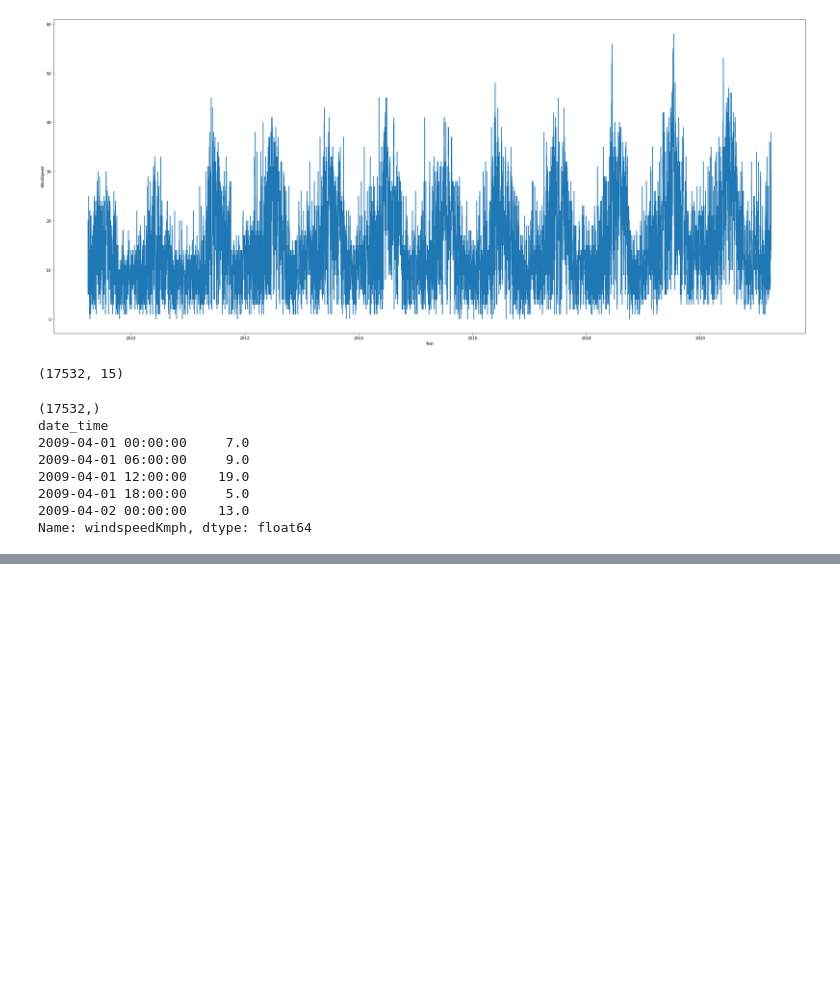
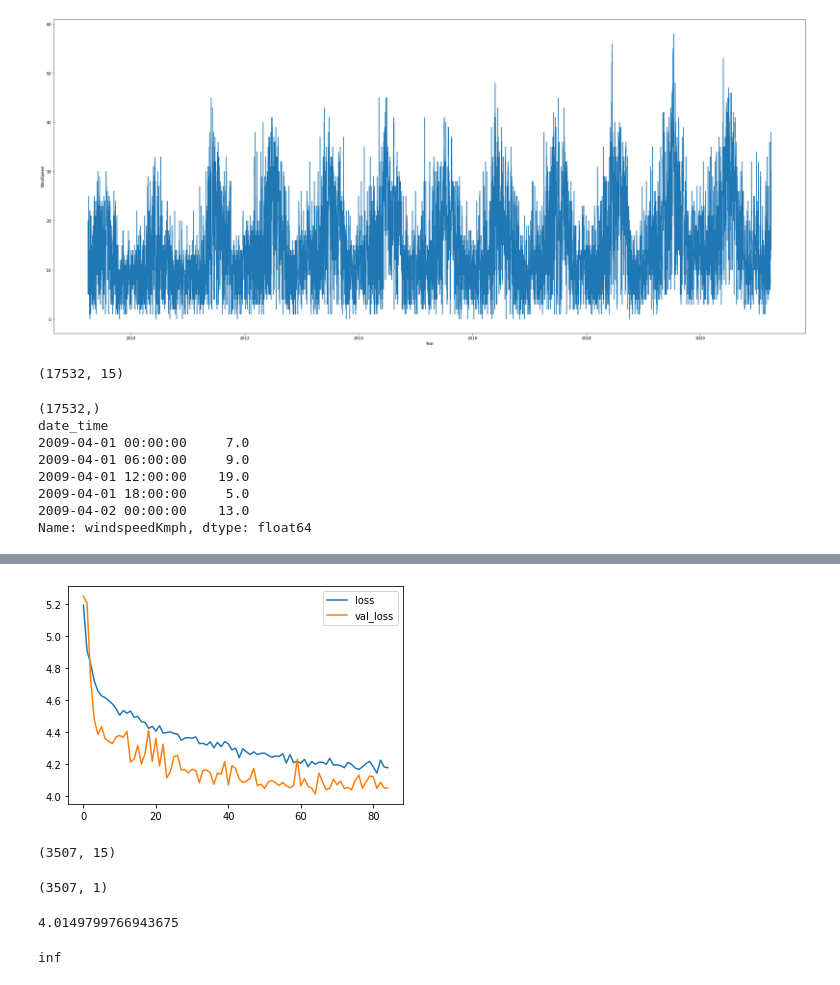
Before and after one commit to Shonit262/ANNWindSpeed, a Jupyter notebook: Untitled4.ipynb, the cells around one changed output, grey strips where cells are left out. Saved outputs shown, nothing was run; the diff lists cells and outputs as text; code cells hidden in the pictures; blank space fills up the shorter version.

Commit message:
Plotted loss vs validation loss and found mea as 4.0149

```diff
--- a/Untitled4.ipynb
+++ b/Untitled4.ipynb
@@ -184,0 +187,30 @@ print(Y_test.shape)
+# %%
+from tensorflow import keras
+from tensorflow.keras import layers
+from keras.models import Sequential
+from keras.layers import Dense
+
+model = keras.Sequential([layers.BatchNormalization(input_shape=[15]),
+    layers.Dense(1024, activation='relu', input_shape=[15]),
+    layers.Dropout(0.3),
+    layers.BatchNormalization(),
+    layers.Dense(1024, activation='relu'),
+    layers.Dropout(0.3),
+    layers.BatchNormalization(),
+    layers.Dense(1024, activation='relu'),
+    layers.Dropout(0.3),
+    layers.BatchNormalization(),
+    layers.Dense(1),
+])
+# %%
+from tensorflow.keras.callbacks import EarlyStopping
+
+early_stopping = EarlyStopping(
+    min_delta=0.001, # minimium amount of change to count as an improvement
+    patience=20, # how many epochs to wait before stopping
+    restore_best_weights=True,
+)
+# %%
+model.compile(optimizer='adam',loss='mae')
+# %%
+h=model.fit(X_train, Y_train,validation_data=(X_test, Y_test),batch_size=32,epochs=100,verbose=1,callbacks=[early_stopping])
@@ -184,0 +235,25 @@ print(Y_test.shape)
+# %%
+import matplotlib.pyplot as plt
+%matplotlib inline
+
+ans=pd.DataFrame(h.history)
+ans.loc[:,['loss','val_loss']].plot();
+# %% [output]
+[figure, added]
+# %%
+Predictions=model.predict(X_test)
+print(X_test.shape)
+# %% [output]
+(3507, 15)
+# %%
+print(Predictions.shape)
+# %% [output]
+(3507, 1)
+# %%
+print(mean_absolute_error(Predictions,Y_test))
+# %% [output]
+4.0149799766943675
+# %%
+print(MAPE(Y_test,Predictions))
+# %% [output]
+inf
```
Also changed, not shown: parts of 3 cells of this notebook.
